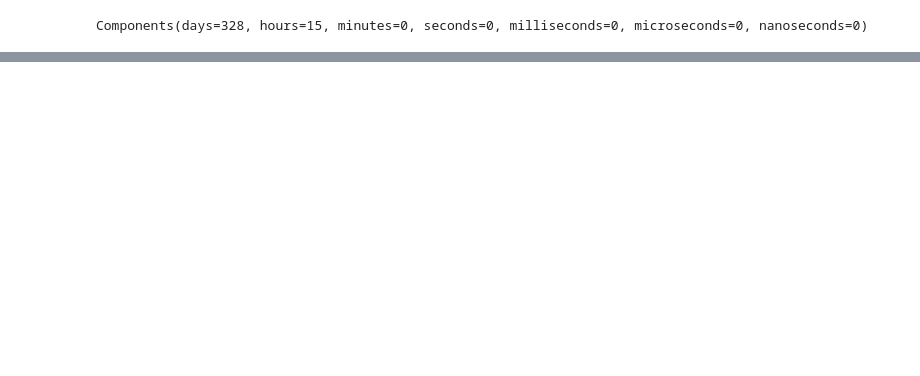
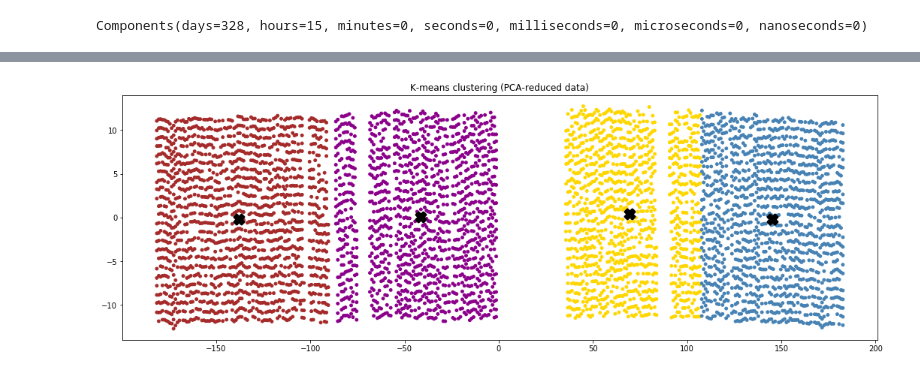
Before and after one commit to rnd4u-org/2021-knu-tsad, a Jupyter notebook: Clustering_Liubyma.ipynb, the cells around one changed output, grey strips where cells are left out. Cells and saved outputs as stored; diff of their text form; code cells hidden in the pictures; blank space fills up the shorter version.

Commit message:
Clustering+outliers

```diff
--- a/Clustering_Liubyma.ipynb
+++ b/Clustering_Liubyma.ipynb
@@ -431,0 +370,37 @@ plt.scatter(datepoints, df.value, c=colormap[model.labels_], s=15)
+# %%
+# PCA
+from sklearn.decomposition import PCA
+
+X = df_train.copy().loc[:,'value':'month']
+X.isnull().sum()
+
+pca = PCA(n_components=2)
+X_r = pca.fit(X).transform(X)
+new_df = pd.DataFrame(X_r, columns=['feature1', 'feature2'])
+# %%
+# Clusters visualisation
+
+# Cluste size.
+K = 4
+MAX_ITER = 100;
+
+# Kmean model.
+model = KMeans(n_clusters=K, max_iter=MAX_ITER)
+
+model.fit(X_r)
+
+colormap = np.array(['SteelBlue', 'Brown','DarkMagenta','Gold', 'red'])
+plt.figure(figsize=(18,6))
+plt.scatter(X_r[:,0], X_r[:,1], c=colormap[model.labels_], s=15)
+
+# Plot the centroids as a black X
+
+centroids = model.cluster_centers_
+new_df['class'] = model.labels_
+
+plt.scatter(centroids[:, 0], centroids[:, 1], marker="X", s=169, linewidths=3,
+            color="k")
+plt.title("K-means clustering (PCA-reduced data)")
+plt.show()
+# %% [output]
+[figure, added]
```
Also changed, not shown: parts of 24 cells of this notebook.
